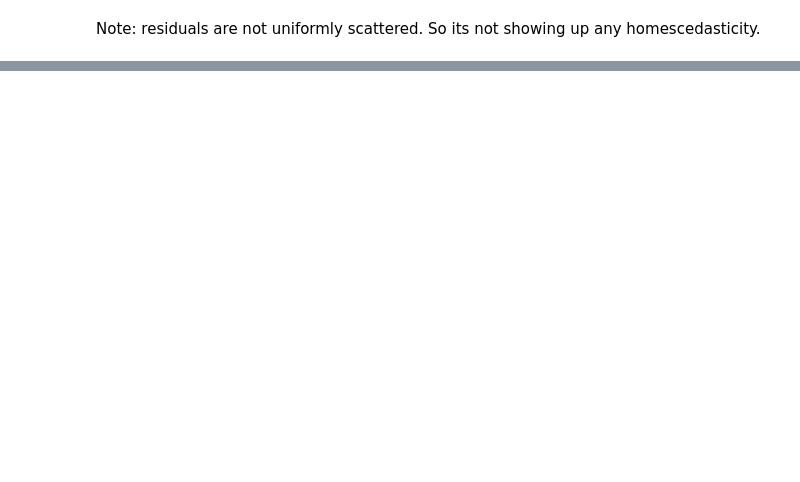
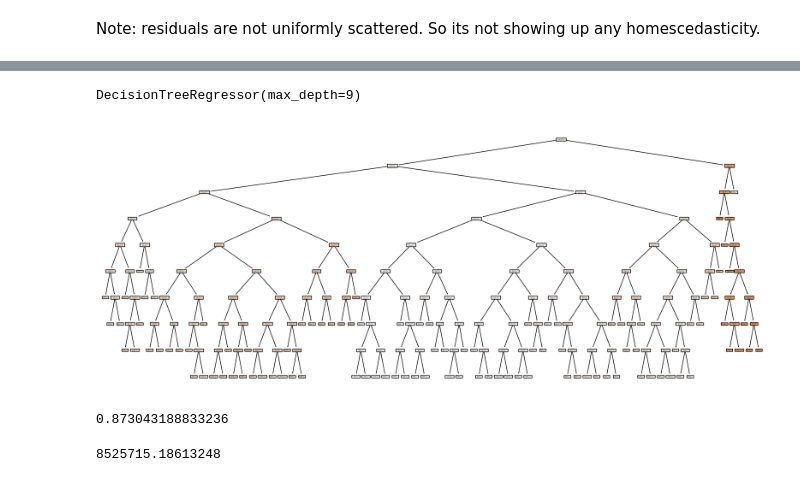
Before and after one commit to ChanduKReddy99/DecisionTree_Classfier_and_Reg, a Jupyter notebook: Decision-Tree/DecisionTree_Regressor/DecisionTree_Regressor.ipynb, the cells around one changed output, grey strips where cells are left out. Drawn from its saved outputs; the diff is of its cells as text; code cells hidden in the pictures; blank space fills up the shorter version.

Commit message:
post-pruning has done

```diff
--- a/Decision-Tree/DecisionTree_Regressor/DecisionTree_Regressor.ipynb
+++ b/Decision-Tree/DecisionTree_Regressor/DecisionTree_Regressor.ipynb
@@ -110,0 +115,12 @@ Note: residuals are not uniformly scattered. So its not showing up any homesceda
+# %%
+regressor_pruning= DecisionTreeRegressor(max_depth=9)
+# %%
+regressor_pruning.fit(X_train, y_train)
+# %% [output]
+DecisionTreeRegressor(max_depth=9)
+# %%
+plt.figure(figsize=(20, 8))
+tree.plot_tree(regressor_pruning, filled=True)
+plt.show()
+# %% [output]
+[figure, added]
@@ -110,0 +134,8 @@ Note: residuals are not uniformly scattered. So its not showing up any homesceda
+# %%
+r_square_pruning
+# %% [output]
+0.873043188833236
+# %%
+mse_pruning
+# %% [output]
+8525715.18613248
```
Also changed, not shown: parts of 11 cells of this notebook.
